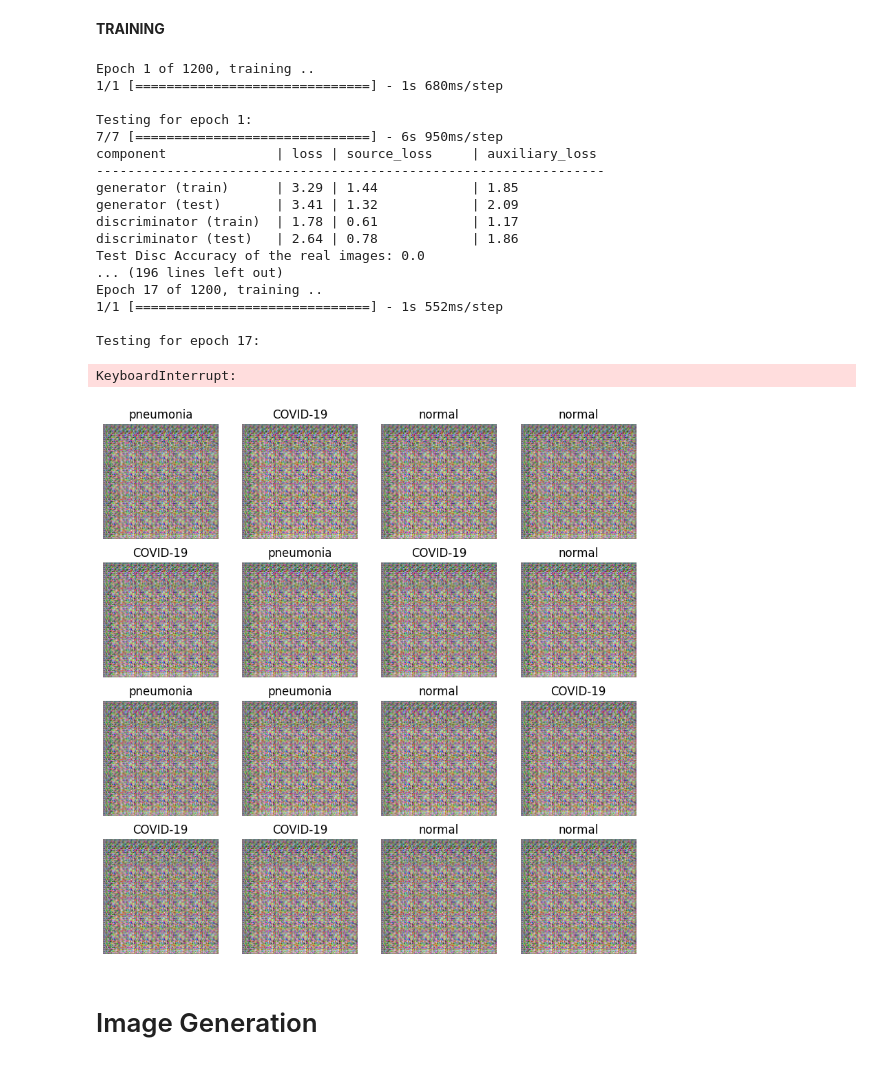
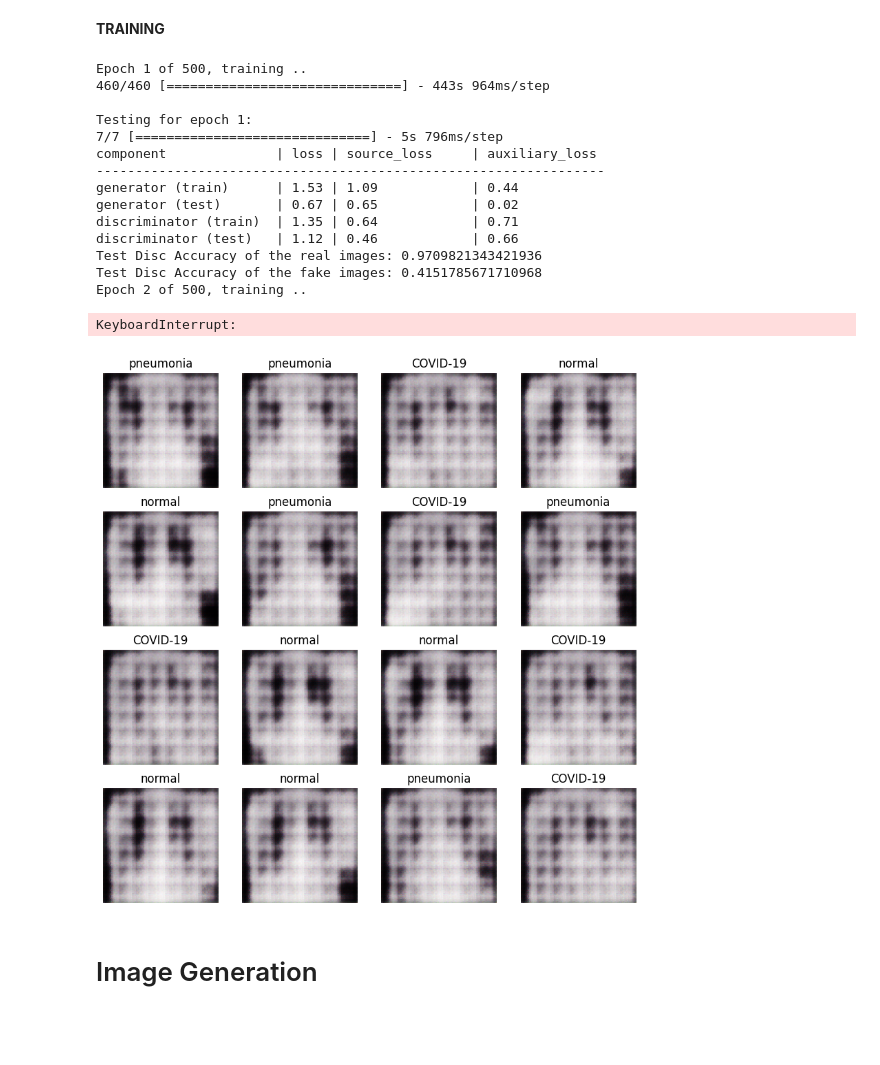
Before and after one commit to giocoal/CXR-ACGAN-chest-xray-generator-covid19-pneumonia, a Jupyter notebook: AC-cGAN.ipynb, the cells around one changed output. Saved outputs shown, nothing was run; the diff lists cells and outputs as text; code cells hidden in the pictures; blank space fills up the shorter version.

```diff
--- a/AC-cGAN.ipynb
+++ b/AC-cGAN.ipynb
@@ -79,7 +79,7 @@ os.getcwd()
 # %% [markdown]
 Set batch size, image size and path
 # %%
-batch_size=32
+batch_size=64
 img_size=112
 
 
@@ -637,15 +640,15 @@ combined.metrics_names
 # %% [markdown]
 **Training Hyperparameters**
 # %%
-nb_epochs = 1200
+nb_epochs = 500
 batch_size = batch_size
 latent_dim = 100
 nb_batches_train = len(train_data) # number of iterarions per epoch for training
 nb_batches_test = len(test_data) # number of iterarions per epoch for testing
-nb_batches_val = len(val_data) # number of iterarions per epoch for validation
+# nb_batches_val = len(val_data) # number of iterarions per epoch for validation
 
-save_every_n_epoch = 20 # save the model and history every n epochs
-save_images_every_n_epoch = 10
+save_every_n_epoch = 5 # save the model and history every n epochs
+save_images_every_n_epoch = 2
 
 print('Number of epochs: ', nb_epochs)
 print('Batch size: ', batch_size)
@@ -686,7 +689,7 @@ ________________________________________________________________________________
 # %% [markdown]
 **TRAINING**
 # %%
-nb_batches_train = 1
+#nb_batches_train = 1
 for epoch in range(nb_epochs):
     # Epochs counter
     print('Epoch {} of {}, training ..'.format(epoch + 1, nb_epochs))
@@ -702,6 +705,10 @@ for epoch in range(nb_epochs):
     disc_test_loss = []
     disc_real_accuracy = []
     disc_fake_accuracy = []
+
+    # First epoch generation
+    if epoch == 0:
+        generate_and_save_images(gen, epoch, seed_gif_noise, seed_gif_labels)
 
     # Iterate over the batches of the training dataset
     for index, (image_batch, label_batch) in zip(range(nb_batches_train), train_data):
@@ -833,53 +840,50 @@ for epoch in range(nb_epochs):
     test_history['generator'].append(generator_test_loss)
     test_history['discriminator'].append(discriminator_test_loss)
 
     test_accuracy_history['discriminator_real'].append(discriminator_test_accuracy_real)
     test_accuracy_history['discriminator_fake'].append(discriminator_test_accuracy_fake)
 
     print_logs(dis.metrics_names, train_history, test_history)
     print(f'Test Disc Accuracy of the real images: {discriminator_test_accuracy_real}')
     print(f'Test Disc Accuracy of the fake images: {discriminator_test_accuracy_fake}')
 
     # Save the weights, history and images every save_every_n_epoch epochs
-    if (epoch+1) % save_every_n_epoch == 0:
+    if ((epoch+1) % save_every_n_epoch == 0) or (epoch == 0):
         gen.save_weights(
-            './AC-cGAN/parameters/params_generator_epoch_{0:03d}.hdf5'.format(epoch), True)
+            './AC-cGAN/parameters/params_generator_epoch_{0:03d}.hdf5'.format(epoch+1), True)
         dis.save_weights(
-            './AC-cGAN/parameters/params_discriminator_epoch_{0:03d}.hdf5'.format(epoch), True)
-        pickle.dump({'train': train_history, 'test':test_history},
-            open('./AC-cGAN/weights/acgan_history_{0:03d}.pkl.format(epoch)', 'wb'))
+            './AC-cGAN/parameters/params_discriminator_epoch_{0:03d}.hdf5'.format(epoch+1), True)
+        pickle.dump({'train': train_history, 'test':test_history, 'accuracy':test_accuracy_history},
+            open(f'./AC-cGAN/weights/acgan_history_{epoch+1}.pkl', 'wb'))
 
     # Images generated every save_every_n_epoch epochs
     if ((epoch+1) % save_every_n_epoch == 0) or (epoch == 0):
         generate_and_save_images(gen, epoch + 1, seed_gif_noise, seed_gif_labels)
 
 gen.save_weights(
     f'./AC-cGAN/parameters/params_generator_epoch_{nb_epochs}.hdf5', True)
 dis.save_weights(
     f'./AC-cGAN/parameters/params_discriminator_epoch_{nb_epochs}.hdf5', True)
-pickle.dump({'train': train_history, 'test':test_history},
+pickle.dump({'train': train_history, 'test':test_history, 'accuracy':test_accuracy_history},
     open(f'./AC-cGAN/weights/acgan_history_{nb_epochs}.pkl', 'wb'))
 generate_and_save_images(gen, epoch + 1, seed_gif_noise, seed_gif_labels)
 # %% [output]
-Epoch 1 of 1200, training ..
-1/1 [==============================] - 1s 680ms/step
+Epoch 1 of 500, training ..
+460/460 [==============================] - 443s 964ms/step
 
 Testing for epoch 1:
-7/7 [==============================] - 6s 950ms/step
+7/7 [==============================] - 5s 796ms/step
 component              | loss | source_loss     | auxiliary_loss
 -----------------------------------------------------------------
-generator (train)      | 3.29 | 1.44            | 1.85
-generator (test)       | 3.41 | 1.32            | 2.09
-discriminator (train)  | 1.78 | 0.61            | 1.17
-discriminator (test)   | 2.64 | 0.78            | 1.86
-Test Disc Accuracy of the real images: 0.0
-... (196 lines left out)
-Epoch 17 of 1200, training ..
-1/1 [==============================] - 1s 552ms/step
-
-Testing for epoch 17:
+generator (train)      | 1.53 | 1.09            | 0.44
+generator (test)       | 0.67 | 0.65            | 0.02
+discriminator (train)  | 1.35 | 0.64            | 0.71
+discriminator (test)   | 1.12 | 0.46            | 0.66
+Test Disc Accuracy of the real images: 0.9709821343421936
+Test Disc Accuracy of the fake images: 0.4151785671710968
+Epoch 2 of 500, training ..
 KeyboardInterrupt:
-[figure, old version]
+[figure, new version]
 # %% [markdown]
 # Image Generation
 # %%
```
Also changed, not shown: parts of 7 cells of this notebook, 6 other files.
